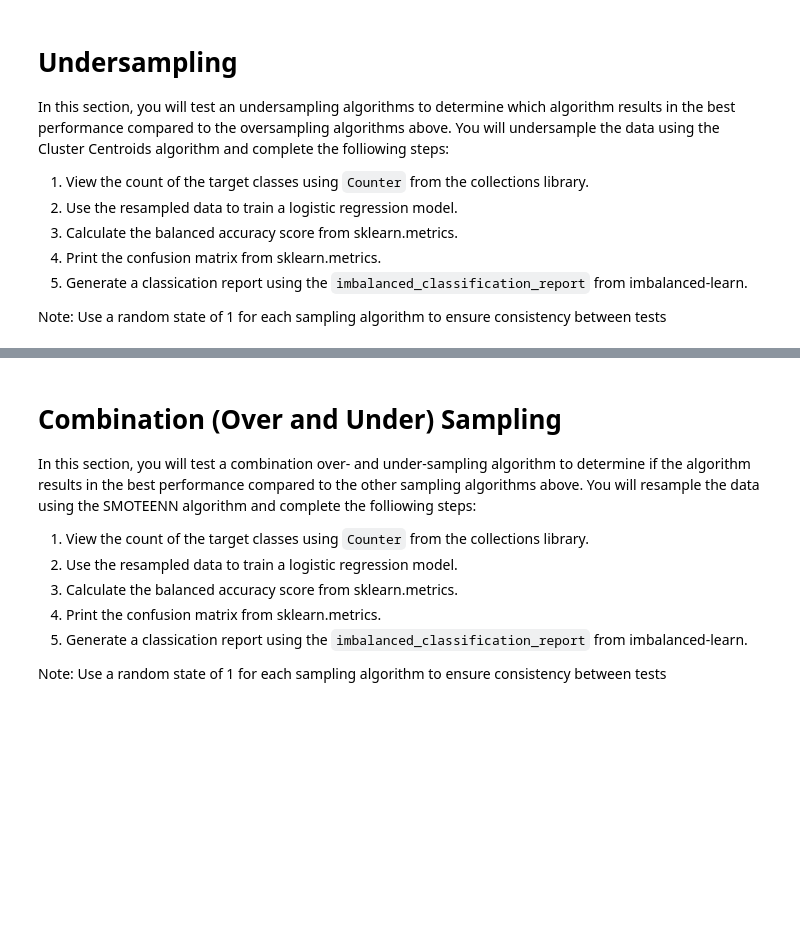
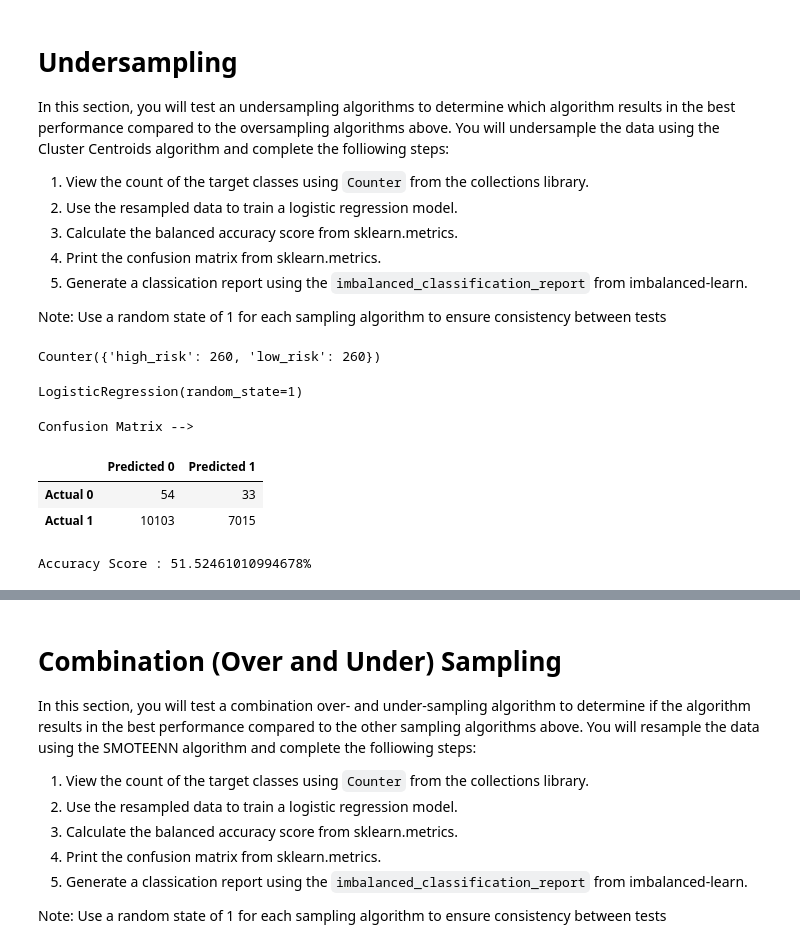
Before and after one commit to bcifuen1/assignment7, a Jupyter notebook: Homework/Starter_Code/credit_risk_resampling.ipynb, the cells around one changed output, grey strips where cells are left out. Drawn from its saved outputs; the diff is of its cells as text; code cells hidden in the pictures; blank space fills up the shorter version.

```diff
--- a/Homework/Starter_Code/credit_risk_resampling.ipynb
+++ b/Homework/Starter_Code/credit_risk_resampling.ipynb
@@ -274,28 +276,39 @@ Note: Use a random state of 1 for each sampling algorithm to ensure consistency
 from imblearn.under_sampling import ClusterCentroids
 
 cc = ClusterCentroids(random_state=1)
-X_resampled, y_resampled = cc.fit_resample(X_train, y_train)
+X_resampled_cc, y_resampled_cc = cc.fit_resample(X_train, y_train)
 
-Counter(y_resampled)
+Counter(y_resampled_cc)
+# %% [output]
+Counter({'high_risk': 260, 'low_risk': 260})
 # %%
 # Train the Logistic Regression model using the resampled data
-model = LogisticRegression(solver='lbfgs', random_state=1)
-model.fit(X_resampled, y_resampled)
+model_cc = LogisticRegression(solver='lbfgs', random_state=1)
+model_cc.fit(X_resampled_cc, y_resampled_cc)
+# %% [output]
+LogisticRegression(random_state=1)
 # %%
 # Display the confusion matrix
-y_pred = model.predict(X_test)
+y_pred_cc = model_cc.predict(X_test)
 
-cm = confusion_matrix(y_test, y_pred)
-cm_df = pd.DataFrame(
-    cm, index=["Actual 0", "Actual 1"], columns=["Predicted 0", "Predicted 1"]
+cm_cc = confusion_matrix(y_test, y_pred_cc)
+cm_df_cc = pd.DataFrame(
+    cm_cc, index=["Actual 0", "Actual 1"], columns=["Predicted 0", "Predicted 1"]
 )
 
 print("Confusion Matrix -->")
-display(cm_df)
+display(cm_df_cc)
+# %% [output]
+Confusion Matrix -->
+|  | Predicted 0 | Predicted 1 |
+| Actual 0 | 54 | 33 |
+| Actual 1 | 10103 | 7015 |
 # %%
 # Calculated the balanced accuracy score
-acc_score = balanced_accuracy_score(y_test, y_pred)
-print(f"Accuracy Score : {acc_score *100}%")
+acc_score_cc = balanced_accuracy_score(y_test, y_pred_cc)
+print(f"Accuracy Score : {acc_score_cc *100}%")
+# %% [output]
+Accuracy Score : 51.52461010994678%
 # %%
 # Print the imbalanced classification report
 print("Classification Report -->")
```
Also changed, not shown: parts of 16 cells of this notebook, 2 other files.
